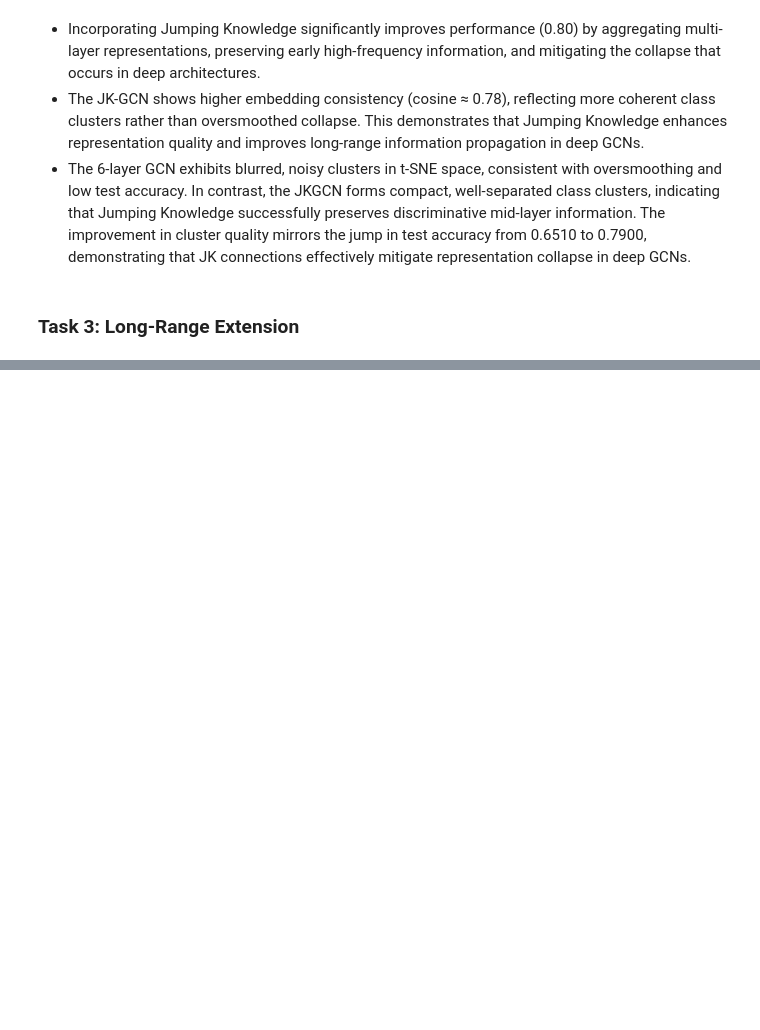
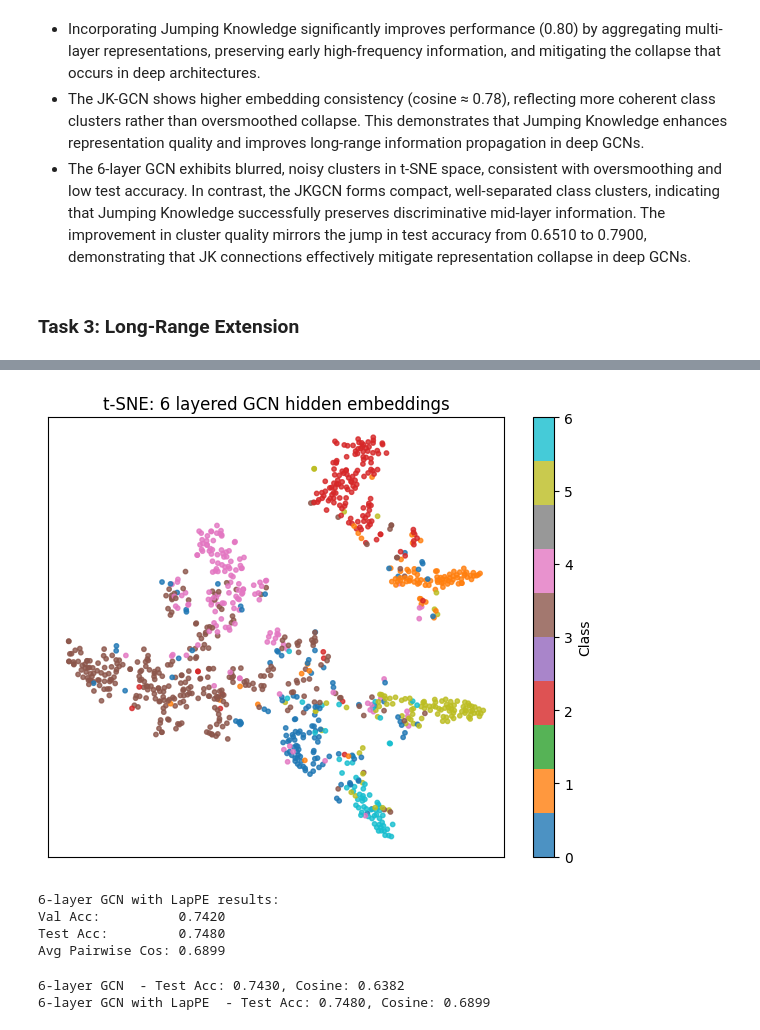
Before and after one commit to jeet1912/long_range_dependencies, a Jupyter notebook: partII.ipynb, the cells around one changed output, grey strips where cells are left out. Drawn from its saved outputs; the diff is of its cells as text; code cells hidden in the pictures; blank space fills up the shorter version.

```diff
--- a/partII.ipynb
+++ b/partII.ipynb
@@ -549,0 +550,23 @@ print(f"2-layer GCN with LapPE  - Test Acc: {results_pe['test_acc']:.4f}, Cosine
+# %%
+gcn_pe6 = GCN(
+    in_dim=data.num_features + pos_enc_dim,
+    hid_dim=64,
+    out_dim=dataset.num_classes,
+    num_layers=6,
+)
+
+results_pe6 = train_model(
+    gcn_pe6,
+    data,
+    device,
+    epochs=100,
+    pos_enc_mode="concat",
+    pos_enc=pos_enc,
+    requiresTSNE=True,
+)
+
+print("\n6-layer GCN with LapPE results:")
+print(f"Val Acc:          {results_pe6['val_acc']:.4f}")
+print(f"Test Acc:         {results_pe6['test_acc']:.4f}")
+print(f"Avg Pairwise Cos: {results_pe6['cosine_similarity']:.4f}")
+# %% [output]
@@ -550,3 +586,14 @@ print(f"2-layer GCN with LapPE  - Test Acc: {results_pe['test_acc']:.4f}, Cosine
+[figure, added]
+6-layer GCN with LapPE results:
+Val Acc:          0.7420
+Test Acc:         0.7480
+Avg Pairwise Cos: 0.6899
+# %%
+print(f"6-layer GCN  - Test Acc: {results_6['test_acc']:.4f}, Cosine: {results_6['cosine_similarity']:.4f}")
+print(f"6-layer GCN with LapPE  - Test Acc: {results_pe6['test_acc']:.4f}, Cosine: {results_pe6['cosine_similarity']:.4f}")
+# %% [output]
+6-layer GCN  - Test Acc: 0.7430, Cosine: 0.6382
+6-layer GCN with LapPE  - Test Acc: 0.7480, Cosine: 0.6899
 # %%
 class GPSLayer(nn.Module):
     """
```
Also changed, not shown: parts of 9 cells of this notebook.
